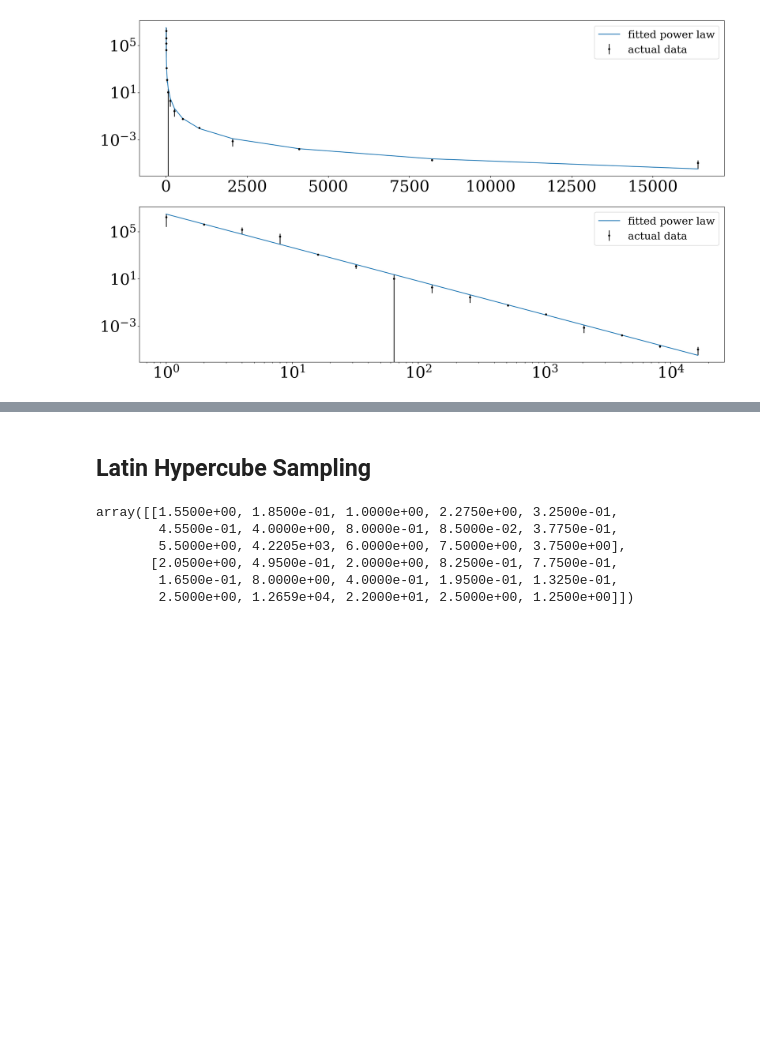
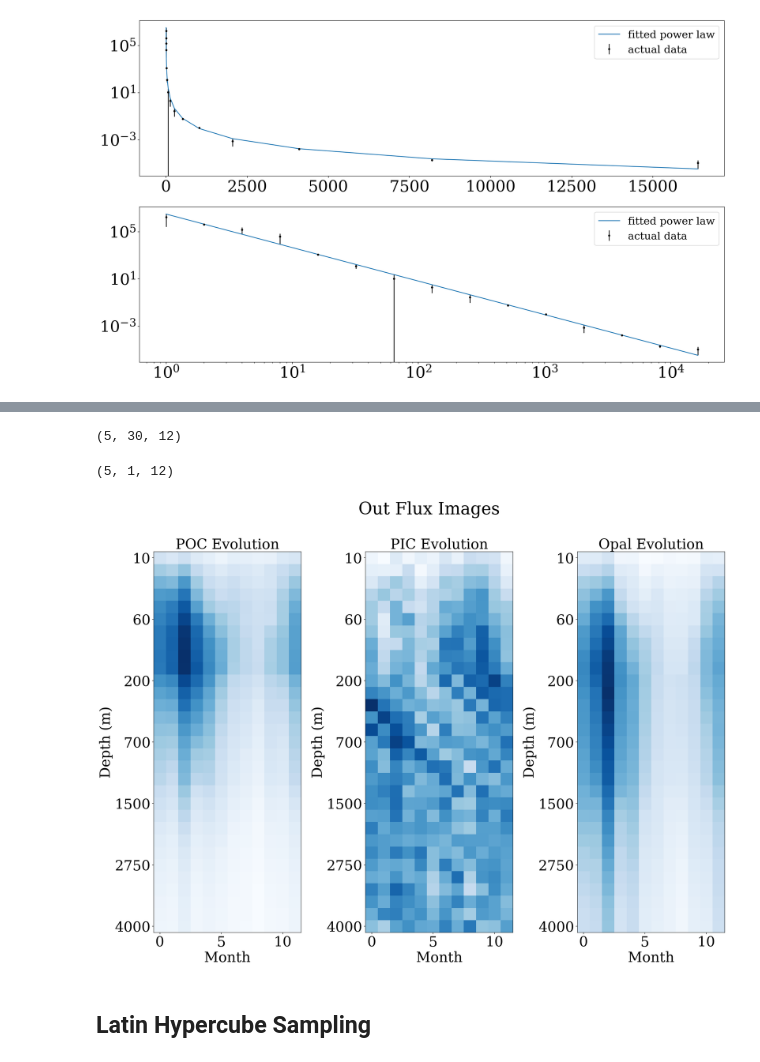
Before and after one commit to Vicster97/Oxford_Placement_2020, a Jupyter notebook: Analysing_SLAMS2.0_output_files.ipynb, the cells around one changed output, grey strips where cells are left out. Saved outputs shown, nothing was run; the diff lists cells and outputs as text; code cells hidden in the pictures; blank space fills up the shorter version.

```diff
--- a/Analysing_SLAMS2.0_output_files.ipynb
+++ b/Analysing_SLAMS2.0_output_files.ipynb
@@ -62,9 +62,11 @@ out_stats_nClusters = np.fromfile(file_path + "out_stats_nClusters.bin",dtype='>
 out_stats_nParticles = np.fromfile(file_path + "out_stats_nParticles.bin", dtype='>f8')
 
 
-out_flux_seafloor = np.fromfile(file_path + "out_flux_seafloor.bin", dtype='>f8').reshape((6,1,nTimesFlux),order='F')
+out_flux_seafloor = np.fromfile(file_path + "out_flux_seafloor.bin", dtype='>f8').reshape(
+    (6,1,nTimesFlux),order='F')[:5,:,-12:]
 
-out_flux = np.fromfile(file_path + "out_flux.bin",dtype='>f8').reshape((6,nSedTrapDeployDepth,nTimesFlux),order='F')
+out_flux = np.fromfile(file_path + "out_flux.bin",dtype='>f8').reshape(
+    (6,nSedTrapDeployDepth,nTimesFlux),order='F')[:5,:,-12:]
 
 #getting the nMainParticleTypes and the correct shape of out_avgparticleatt_maintype_seafloor
 out_avgparticleatt_maintype_seafloor_ = np.fromfile(file_path + "out_avgparticleatt_maintype_seafloor.bin",
@@ -850,3 +856,68 @@ Goodness of fit, r-squared: 0.9864776434369116
+# %%
+out_flux.shape
+# %% [output]
+(5, 30, 12)
+# %%
+out_flux_seafloor.shape
+# %% [output]
+(5, 1, 12)
+# %%
+flux_all = np.concatenate((out_flux, out_flux_seafloor), axis=1)
+poc, tepc, calcite, aragonite, opal = flux_all
+poc_new = poc + tepc
+pic = calcite + aragonite
+
+#combining the arrays back together for finl images
+all_flux = np.concatenate((poc_new.reshape(1,31,12), pic.reshape(1,31,12),opal.reshape(1,31,12)))
+# %%
+#setting the plotting parameters
+params = {
+    'image.cmap': 'gray',
+    'axes.labelsize': 30, # fontsize for x and y labels (was 10)
+    'axes.titlesize': 30,
+    'font.size': 30, # was 10
+    'legend.fontsize': 20, # was 10
+    'xtick.labelsize': 30,
+    'ytick.labelsize': 30,
+    'figure.figsize': [24, 15],
+    'font.family': 'serif',
+}
+
+#updating parameters for plotting
+matplotlib.rcParams.update(params)
+
+#setting up the graph structure
+fig = plt.figure()
+fig.suptitle("Out Flux Images")
+gs = matplotlib.gridspec.GridSpec(1, 3, width_ratios=[1.,1.,1.], height_ratios=[1.])
+gs.update(wspace=0.05, hspace=0.05)
+
+#plotting the annual particle size distribution
+ax1 = fig.add_subplot(gs[0])
+ax1.imshow(poc_new,cmap ='Blues')
+#ax1.set_yticks(depth_labeling[:31])
+ax1.set_yticklabels(['','10','60','200','700','1500','2750','4000'])
+ax1.set_ylabel('Depth (m)')
+ax1.set_xlabel('Month')
+ax1.set_title('POC Evolution')
+
+ax2 = fig.add_subplot(gs[1])
+ax2.imshow(pic,cmap = 'Blues')
+ax2.set_yticklabels(['','10','60','200','700','1500','2750','4000'])
+ax2.set_ylabel('Depth (m)')
+ax2.set_xlabel('Month')
+ax2.set_title('PIC Evolution')
+
+ax3 = fig.add_subplot(gs[2])
+ax3.imshow(opal, cmap='Blues')
+ax3.set_yticklabels(['','10','60','200','700','1500','2750','4000'])
+ax3.set_ylabel('Depth (m)')
+ax3.set_xlabel('Month')
+ax3.set_title('Opal Evolution')
+
+plt.show()
+# %% [output]
+[figure, added]
 # %% [markdown]
 ## Latin Hypercube Sampling
 # %%
@@ -863,10 +938 @@ np.set_printoptions(precision=4)
-# %%
-x
-# %% [output]
-array([[1.5500e+00, 1.8500e-01, 1.0000e+00, 2.2750e+00, 3.2500e-01,
-        4.5500e-01, 4.0000e+00, 8.0000e-01, 8.5000e-02, 3.7750e-01,
-        5.5000e+00, 4.2205e+03, 6.0000e+00, 7.5000e+00, 3.7500e+00],
-       [2.0500e+00, 4.9500e-01, 2.0000e+00, 8.2500e-01, 7.7500e-01,
-        1.6500e-01, 8.0000e+00, 4.0000e-01, 1.9500e-01, 1.3250e-01,
-        2.5000e+00, 1.2659e+04, 2.2000e+01, 2.5000e+00, 1.2500e+00]])
 # %%
```
Also changed, not shown: parts of 10 cells of this notebook.
